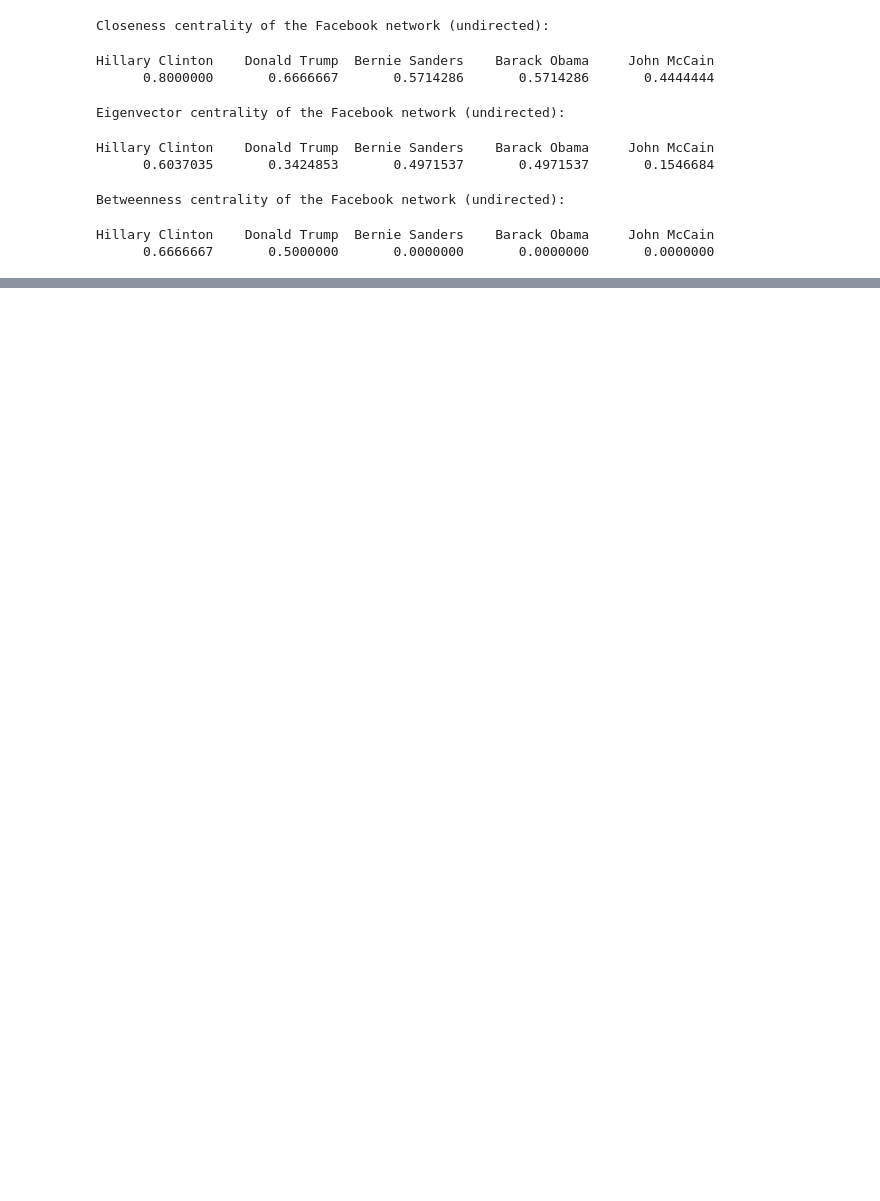
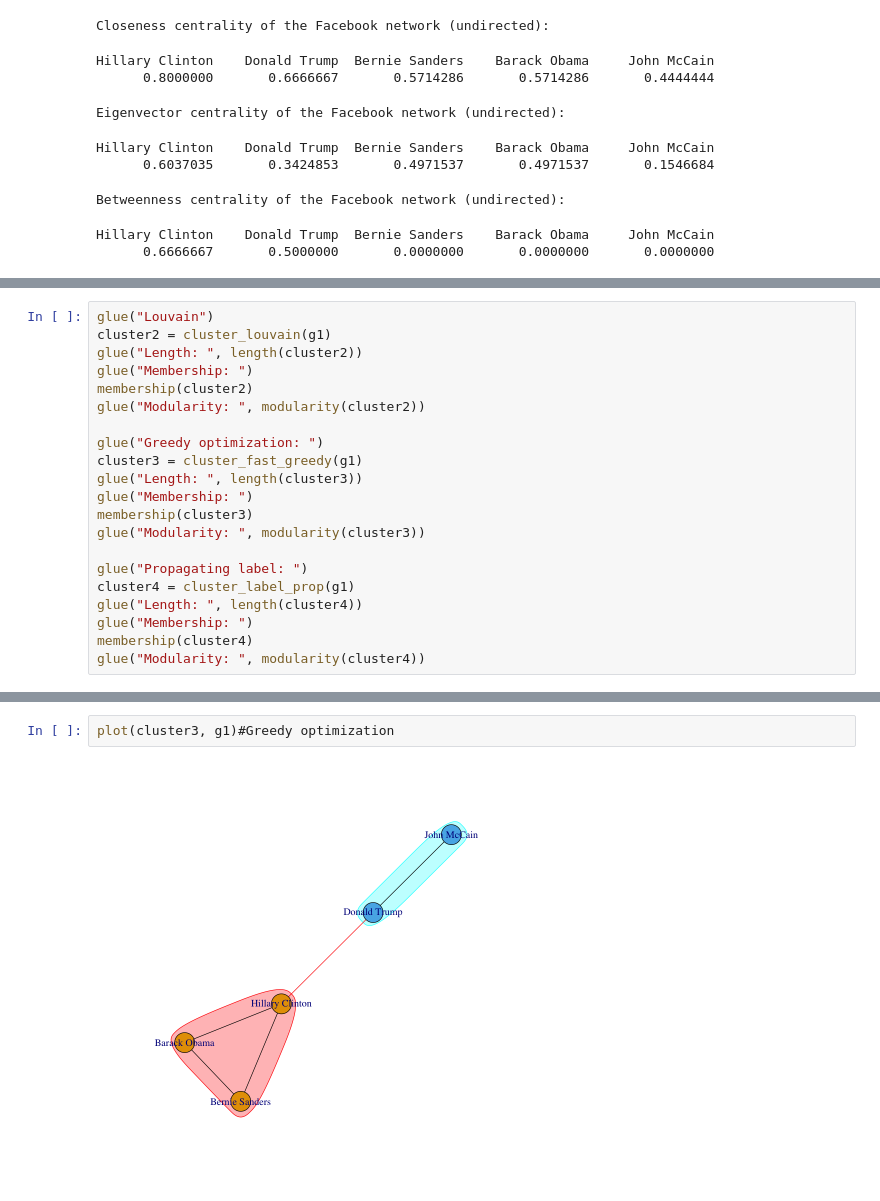
Before and after one commit to ccs-amsterdam/ccsbook, a Jupyter notebook: chapter14/sna_r.ipynb, the cells around one changed output, grey strips where cells are left out. Cells and saved outputs as stored; diff of their text form; blank space fills up the shorter version.

```diff
--- a/chapter14/sna_r.ipynb
+++ b/chapter14/sna_r.ipynb
@@ -186,0 +231,21 @@ plot(g2, vertex.label.cex = 2, vertex.size=degree(g2, normalized = T)*40, vertex
+# %%
+glue("Louvain")
+cluster2 = cluster_louvain(g1)
+glue("Length: ", length(cluster2))
+glue("Membership: ")
+membership(cluster2)
+glue("Modularity: ", modularity(cluster2))
+
+glue("Greedy optimization: ")
+cluster3 = cluster_fast_greedy(g1)
+glue("Length: ", length(cluster3))
+glue("Membership: ")
+membership(cluster3)
+glue("Modularity: ", modularity(cluster3))
+
+glue("Propagating label: ")
+cluster4 = cluster_label_prop(g1)
+glue("Length: ", length(cluster4))
+glue("Membership: ")
+membership(cluster4)
+glue("Modularity: ", modularity(cluster4))
@@ -186,0 +268,4 @@ plot(g2, vertex.label.cex = 2, vertex.size=degree(g2, normalized = T)*40, vertex
+# %%
+plot(cluster3, g1)#Greedy optimization
+# %% [output]
+[figure, added]
```
Also changed, not shown: parts of 17 cells of this notebook, 5 other files.
